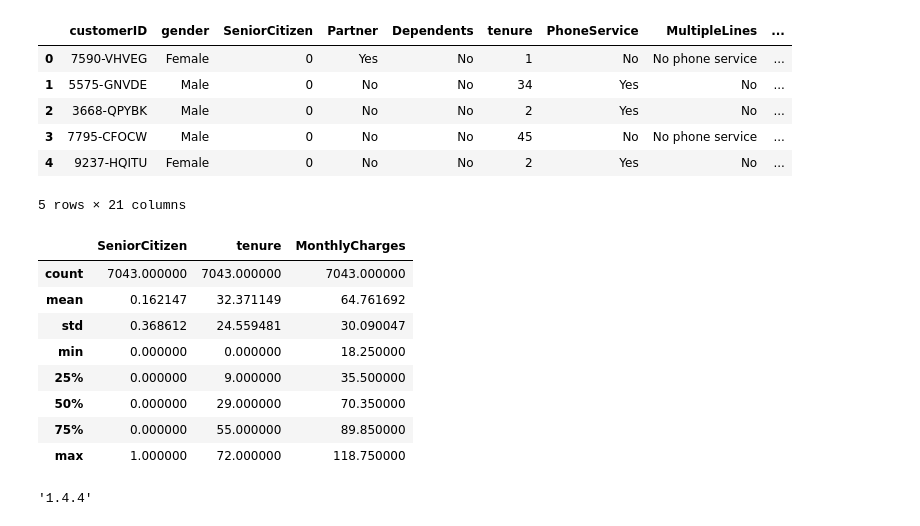
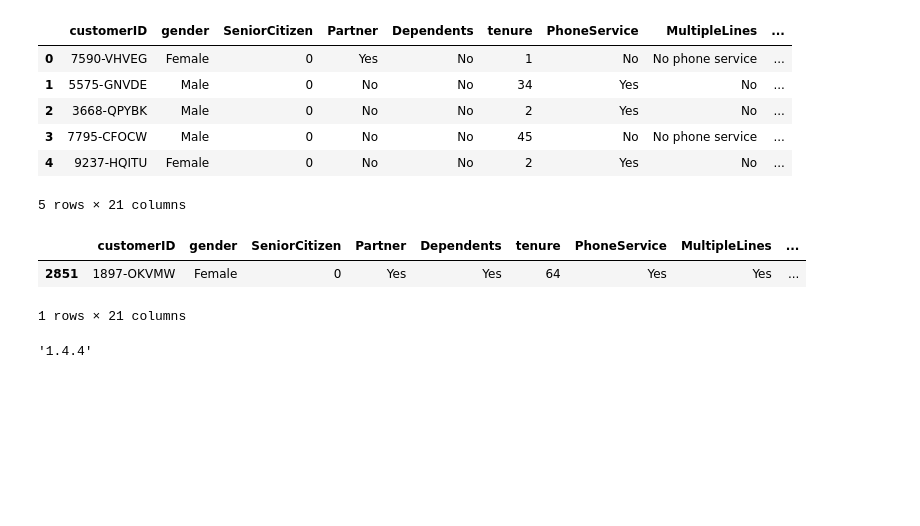
Before and after one commit to masendhy/basic_plot, a Jupyter notebook: basic_plot copy.ipynb, the cells around one changed output. Cells and saved outputs as stored; diff of their text form; code cells hidden in the pictures; blank space fills up the shorter version.

```diff
--- a/basic_plot copy.ipynb
+++ b/basic_plot copy.ipynb
@@ -16,18 +16,12 @@ df.head()
 | 3 | 7795-CFOCW | Male | 0 | No | No | 45 | No | No phone service | ... |
 | 4 | 9237-HQITU | Female | 0 | No | No | 2 | Yes | No | ... |
 5 rows × 21 columns
-# %%
-df.describe()
-# %% [output]
-|  | SeniorCitizen | tenure | MonthlyCharges |
-| count | 7043.000000 | 7043.000000 | 7043.000000 |
-| mean | 0.162147 | 32.371149 | 64.761692 |
-| std | 0.368612 | 24.559481 | 30.090047 |
-| min | 0.000000 | 0.000000 | 18.250000 |
-| 25% | 0.000000 | 9.000000 | 35.500000 |
-| 50% | 0.000000 | 29.000000 | 70.350000 |
-| 75% | 0.000000 | 55.000000 | 89.850000 |
-| max | 1.000000 | 72.000000 | 118.750000 |
+# %%
+df.sample()
+# %% [output]
+|  | customerID | gender | SeniorCitizen | Partner | Dependents | tenure | PhoneService | MultipleLines | ... |
+| 2851 | 1897-OKVMW | Female | 0 | Yes | Yes | 64 | Yes | Yes | ... |
+1 rows × 21 columns
 # %%
 pd.__version__
 # %% [output]
```
